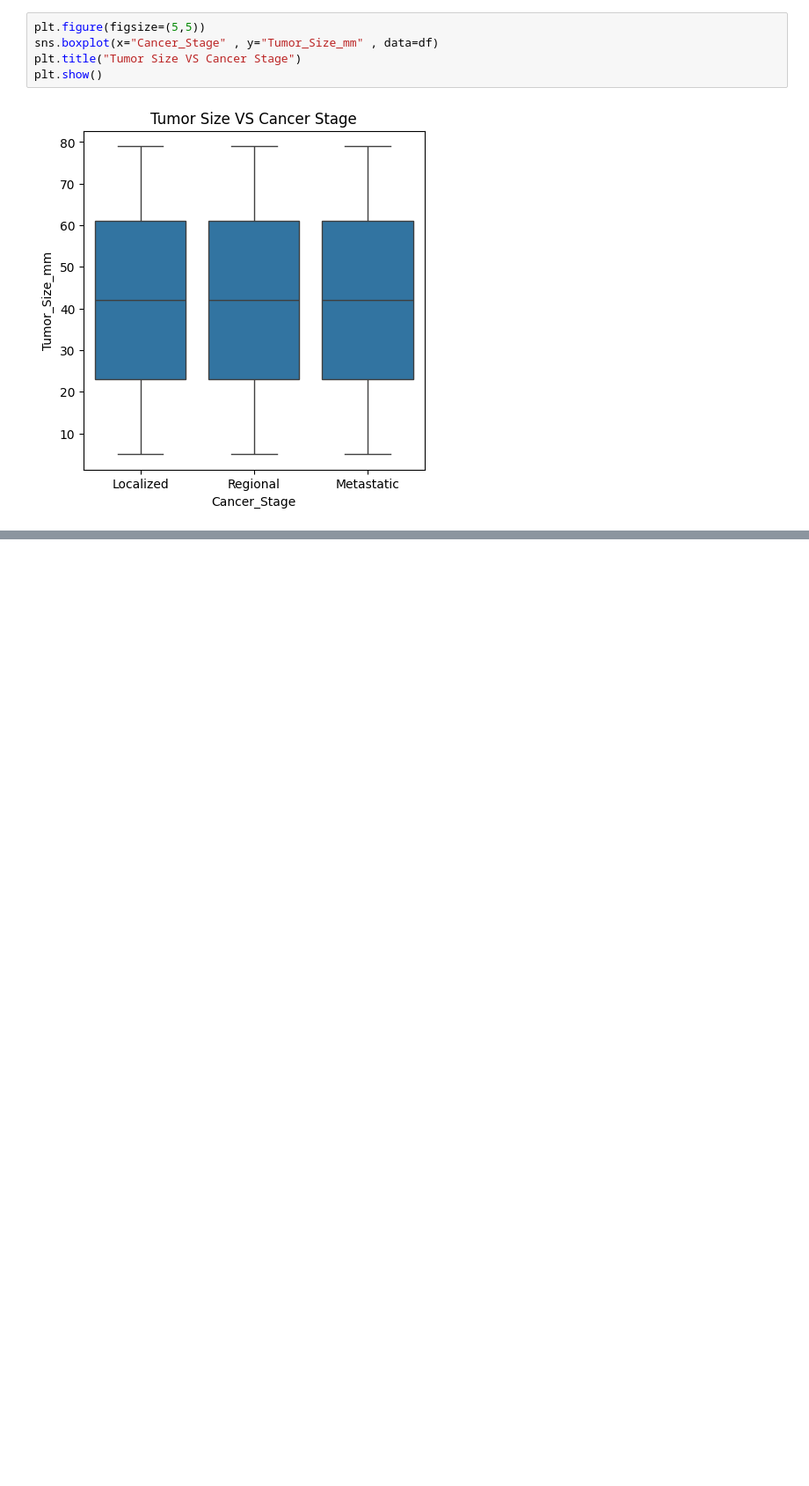
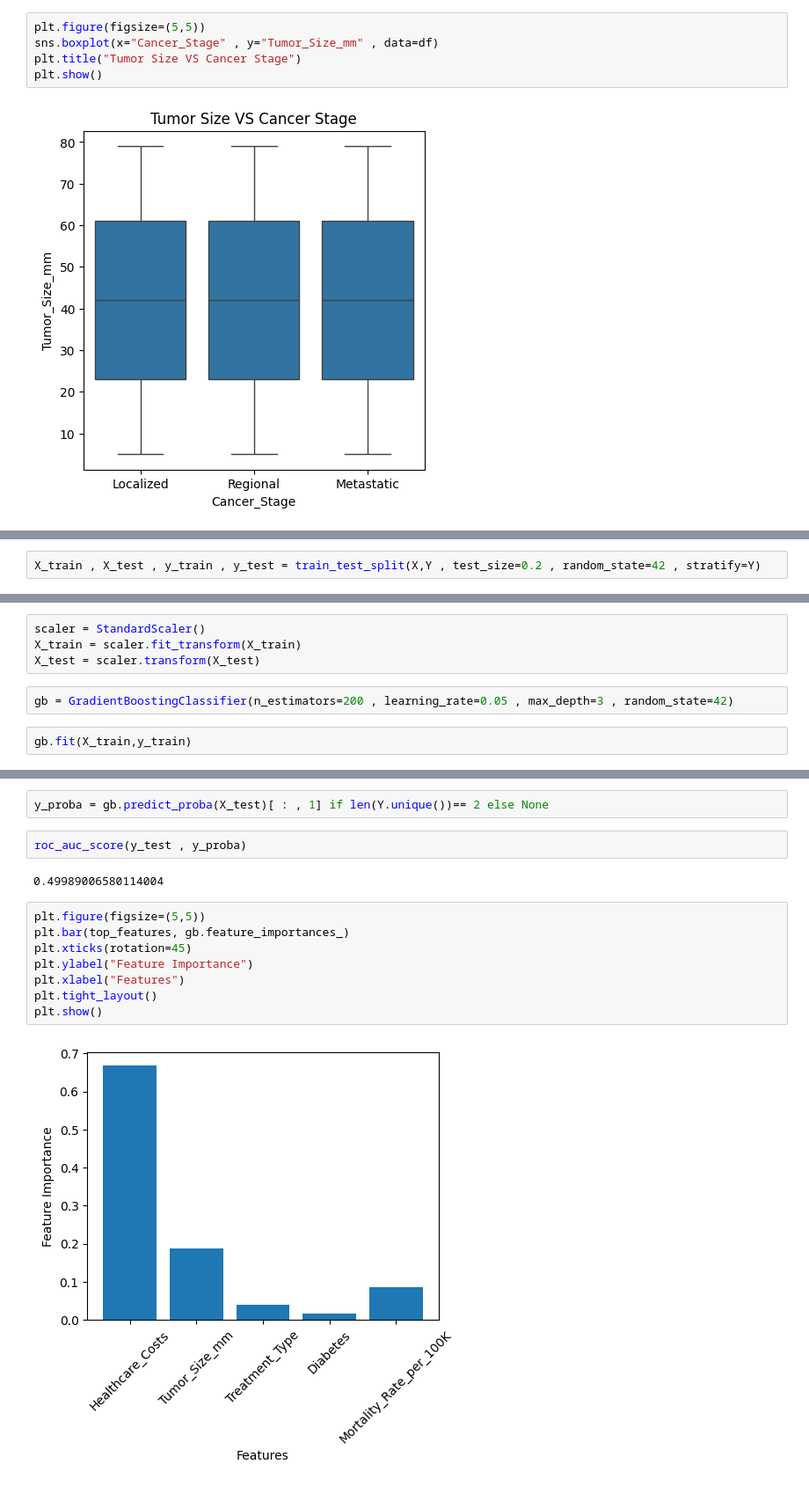
Before and after one commit to dananjayaabeytd/Colorectal-Cancer-Analysis, a Jupyter notebook: notebook/testing.ipynb, the cells around one changed output, grey strips where cells are left out. Shown: that part at 88% size. Saved outputs shown, nothing was run; the diff lists cells and outputs as text; blank space fills up the shorter version.

```diff
--- a/notebook/testing.ipynb
+++ b/notebook/testing.ipynb
@@ -118,0 +224,2 @@ plt.show()
+# %%
+X_train , X_test , y_train , y_test = train_test_split(X,Y , test_size=0.2 , random_state=42 , stratify=Y)
@@ -118,0 +245,8 @@ plt.show()
+# %%
+scaler = StandardScaler()
+X_train = scaler.fit_transform(X_train)
+X_test = scaler.transform(X_test)
+# %%
+gb = GradientBoostingClassifier(n_estimators=200 , learning_rate=0.05 , max_depth=3 , random_state=42)
+# %%
+gb.fit(X_train,y_train)
@@ -118,0 +279,16 @@ plt.show()
+# %%
+y_proba = gb.predict_proba(X_test)[ : , 1] if len(Y.unique())== 2 else None
+# %%
+roc_auc_score(y_test , y_proba)
+# %% [output]
+0.49989006580114004
+# %%
+plt.figure(figsize=(5,5))
+plt.bar(top_features, gb.feature_importances_)
+plt.xticks(rotation=45)
+plt.ylabel("Feature Importance")
+plt.xlabel("Features")
+plt.tight_layout()
+plt.show()
+# %% [output]
+[figure, added]
```
Also changed, not shown: parts of 28 cells of this notebook.
